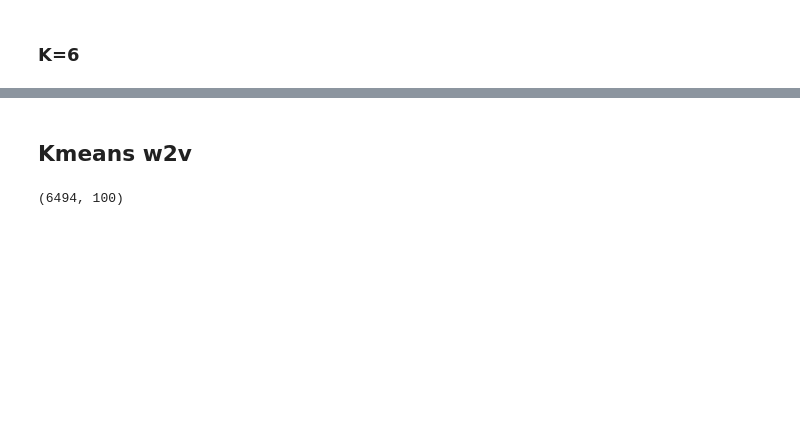
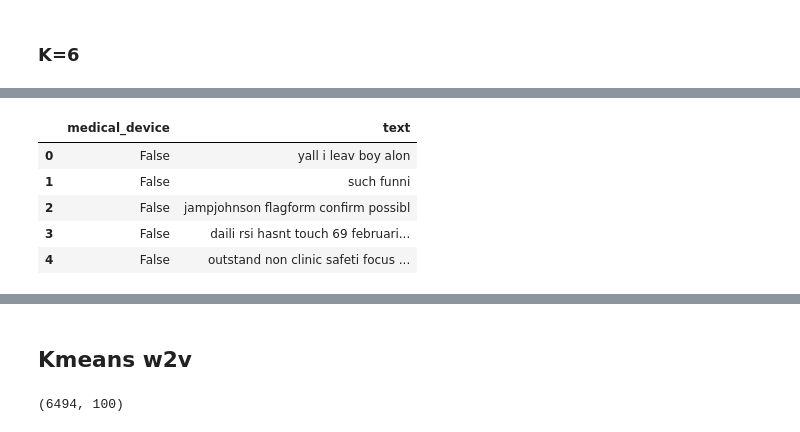
Before and after one commit to GniB23/Capstone-Project-JnJ, a Jupyter notebook: data/cluster.ipynb, the cells around one changed output, grey strips where cells are left out. Cells and saved outputs as stored; diff of their text form; code cells hidden in the pictures; blank space fills up the shorter version.

```diff
--- a/data/cluster.ipynb
+++ b/data/cluster.ipynb
@@ -225,0 +357,36 @@ Name: cluster, dtype: int64
+# %%
+# Preprocess
+import re
+import nltk
+from nltk.corpus import stopwords
+from nltk.stem import PorterStemmer
+from nltk.tokenize import TweetTokenizer
+
+def text_preprocess(text):
+    text = re.sub(r'#', '', text) #Replace the # symbol with '' in every tweet
+    text = re.sub(r'https?:\/\/.*[\r\n]*', '', text) #Replace hyperlinks with '' in every tweet
+    text = re.sub(r'[^\w\d\s]+', '', text) #Remove all punctuations
+    text = deEmoji(text) #Remove emoji
+    text = re.sub(r'\n', '', text) #Remove \n
+
+    #Remove all stopwords
+    stopwords_eng = stopwords.words('english')
+    pattern = re.compile(r'\b(' + r'|'.join(stopwords_eng) + r')\b\s*')
+    text = pattern.sub('', text)
+
+
+    #Apply stem
+    ps = PorterStemmer()
+    tk = TweetTokenizer(preserve_case=False, strip_handles = True)
+    tweet_tokens = tk.tokenize(text)
+    tweet_finish = ''
+    for token in tweet_tokens:
+        stem = ps.stem(token)
+        tweet_finish += (stem + ' ')
+
+    #Apply black list after stem
+
+    pattern = re.compile(r'\b(' + r'|'.join(black_list) + r')\b\s*')
+    tweet_finish=pattern.sub('',tweet_finish)
+
+    return tweet_finish
@@ -225,0 +399,9 @@ Name: cluster, dtype: int64
+# %%
+tweets.head()
+# %% [output]
+|  | medical_device | text |
+| 0 | False | yall i leav boy alon |
+| 1 | False | such funni |
+| 2 | False | jampjohnson flagform confirm possibl |
+| 3 | False | daili rsi hasnt touch 69 februari... |
+| 4 | False | outstand non clinic safeti focus ... |
```
Also changed, not shown: parts of 37 cells of this notebook.
